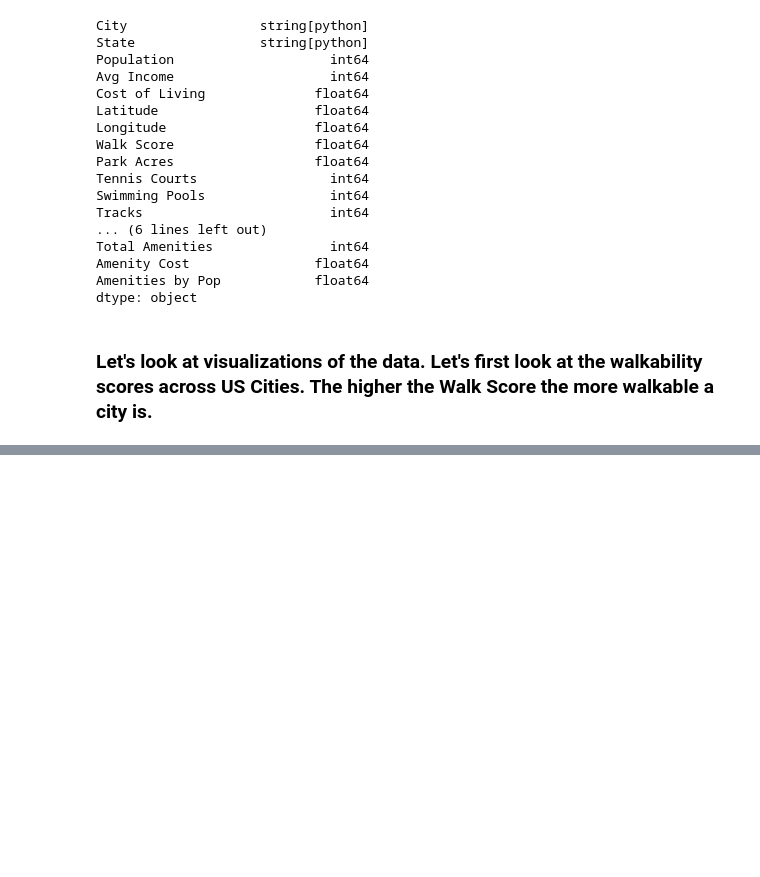
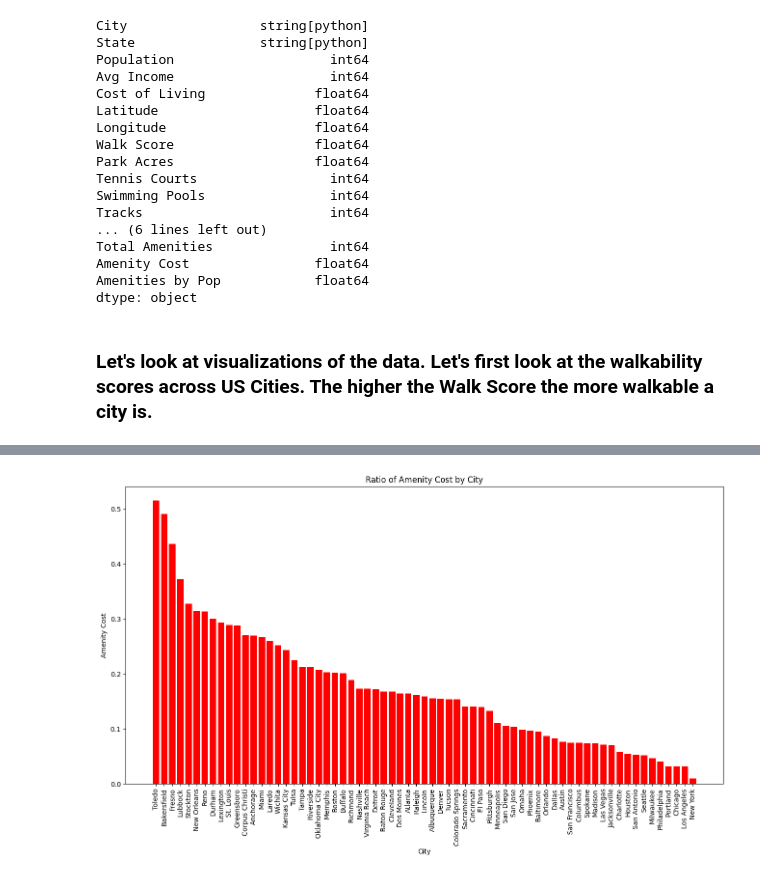
Before and after one commit to TinaBaldwin/US_Cities_Data, a Jupyter notebook: Cleaning_USCities_Connectivity.ipynb, the cells around one changed output, grey strips where cells are left out. Cells and saved outputs as stored; diff of their text form; code cells hidden in the pictures; blank space fills up the shorter version.

```diff
--- a/Cleaning_USCities_Connectivity.ipynb
+++ b/Cleaning_USCities_Connectivity.ipynb
@@ -1139,0 +1169,16 @@ fig.show()
+# %%
+combined_data_sorted = combined_data.sort_values(by="Amenity Cost", ascending=False)
+
+plt.figure(figsize=(16, 8))
+
+plt.bar(combined_data_sorted["City"], combined_data_sorted["Amenity Cost"], width=0.8, bottom=0,align='center', color='red')
+
+plt.xticks(rotation=90)
+
+plt.xlabel("City")
+plt.ylabel("Amenity Cost")
+plt.title("Ratio of Amenity Cost by City")
+
+plt.show()
+# %% [output]
+[figure, added]
```
Also changed, not shown: parts of 5 cells of this notebook.
